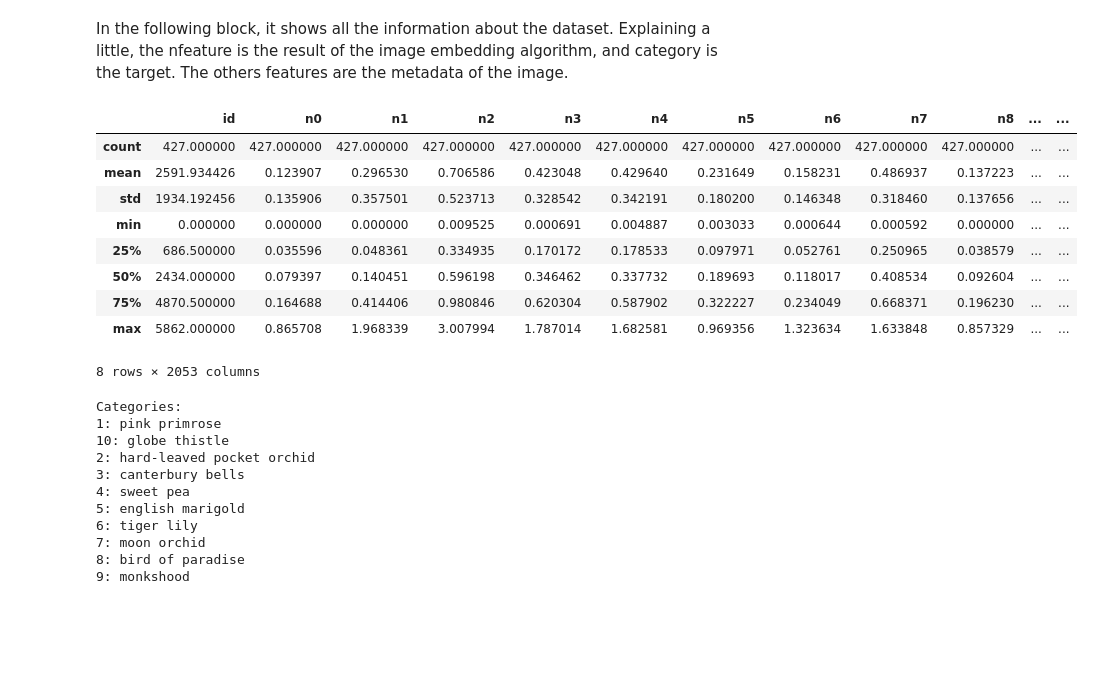
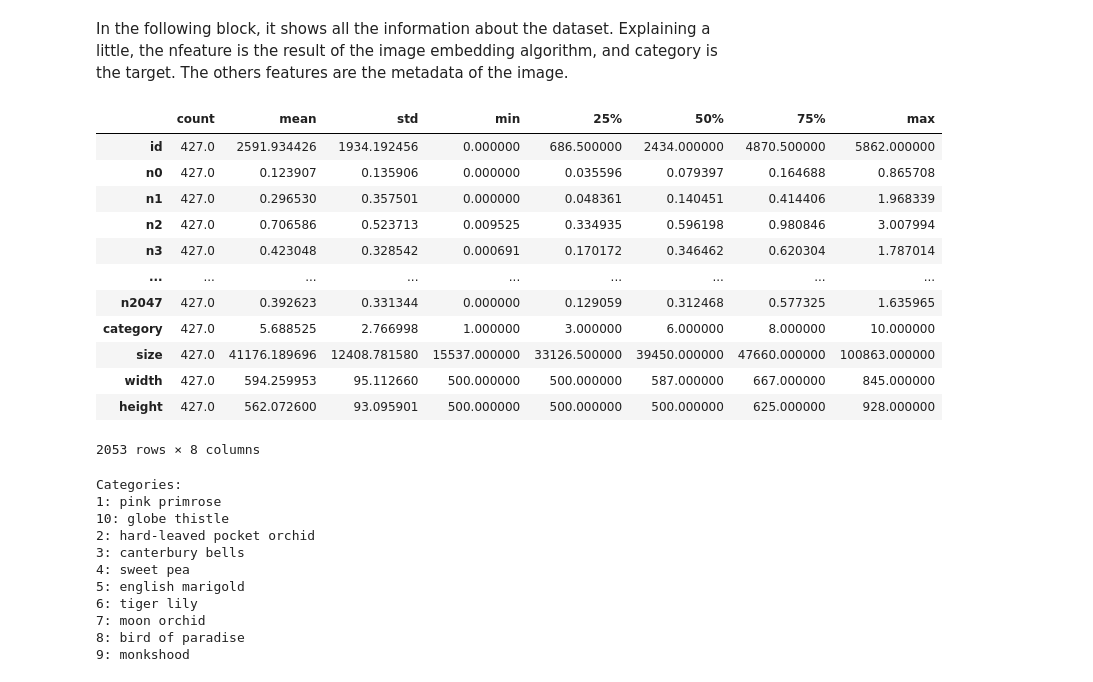
Before and after one commit to BamCurti/ml-notes, a Jupyter notebook: projects/3_bouquet_flower/3_bouquet_flower.ipynb, the cells around one changed output. Drawn from its saved outputs; the diff is of its cells as text; code cells hidden in the pictures; blank space fills up the shorter version.

```diff
--- a/projects/3_bouquet_flower/3_bouquet_flower.ipynb
+++ b/projects/3_bouquet_flower/3_bouquet_flower.ipynb
@@ -31,18 +31,21 @@ with open('./data/cat_to_name.json') as f:
 # %% [markdown]
 In the following block, it shows all the information about the dataset. Explaining a little, the nfeature is the result of the image embedding algorithm, and category is the target. The others features are the metadata of the image.
 # %%
-df.describe()
+df.describe().T
 # %% [output]
-|  | id | n0 | n1 | n2 | n3 | n4 | n5 | n6 | n7 | n8 | ... | ... |
-| count | 427.000000 | 427.000000 | 427.000000 | 427.000000 | 427.000000 | 427.000000 | 427.000000 | 427.000000 | 427.000000 | 427.000000 | ... | ... |
-| mean | 2591.934426 | 0.123907 | 0.296530 | 0.706586 | 0.423048 | 0.429640 | 0.231649 | 0.158231 | 0.486937 | 0.137223 | ... | ... |
-| std | 1934.192456 | 0.135906 | 0.357501 | 0.523713 | 0.328542 | 0.342191 | 0.180200 | 0.146348 | 0.318460 | 0.137656 | ... | ... |
-| min | 0.000000 | 0.000000 | 0.000000 | 0.009525 | 0.000691 | 0.004887 | 0.003033 | 0.000644 | 0.000592 | 0.000000 | ... | ... |
-| 25% | 686.500000 | 0.035596 | 0.048361 | 0.334935 | 0.170172 | 0.178533 | 0.097971 | 0.052761 | 0.250965 | 0.038579 | ... | ... |
-| 50% | 2434.000000 | 0.079397 | 0.140451 | 0.596198 | 0.346462 | 0.337732 | 0.189693 | 0.118017 | 0.408534 | 0.092604 | ... | ... |
-| 75% | 4870.500000 | 0.164688 | 0.414406 | 0.980846 | 0.620304 | 0.587902 | 0.322227 | 0.234049 | 0.668371 | 0.196230 | ... | ... |
-| max | 5862.000000 | 0.865708 | 1.968339 | 3.007994 | 1.787014 | 1.682581 | 0.969356 | 1.323634 | 1.633848 | 0.857329 | ... | ... |
+|  | count | mean | std | min | 25% | 50% | 75% | max |
+| id | 427.0 | 2591.934426 | 1934.192456 | 0.000000 | 686.500000 | 2434.000000 | 4870.500000 | 5862.000000 |
+| n0 | 427.0 | 0.123907 | 0.135906 | 0.000000 | 0.035596 | 0.079397 | 0.164688 | 0.865708 |
+| n1 | 427.0 | 0.296530 | 0.357501 | 0.000000 | 0.048361 | 0.140451 | 0.414406 | 1.968339 |
+| n2 | 427.0 | 0.706586 | 0.523713 | 0.009525 | 0.334935 | 0.596198 | 0.980846 | 3.007994 |
+| n3 | 427.0 | 0.423048 | 0.328542 | 0.000691 | 0.170172 | 0.346462 | 0.620304 | 1.787014 |
+| ... | ... | ... | ... | ... | ... | ... | ... | ... |
+| n2047 | 427.0 | 0.392623 | 0.331344 | 0.000000 | 0.129059 | 0.312468 | 0.577325 | 1.635965 |
+| category | 427.0 | 5.688525 | 2.766998 | 1.000000 | 3.000000 | 6.000000 | 8.000000 | 10.000000 |
+| size | 427.0 | 41176.189696 | 12408.781580 | 15537.000000 | 33126.500000 | 39450.000000 | 47660.000000 | 100863.000000 |
+| width | 427.0 | 594.259953 | 95.112660 | 500.000000 | 500.000000 | 587.000000 | 667.000000 | 845.000000 |
+| height | 427.0 | 562.072600 | 93.095901 | 500.000000 | 500.000000 | 500.000000 | 625.000000 | 928.000000 |
-8 rows × 2053 columns
+2053 rows × 8 columns
 # %%
 #Change the keys, from string to int
 dictionary = { int(k): v for k, v in dictionary.items() }
```
Also changed, not shown: parts of 9 cells of this notebook.
